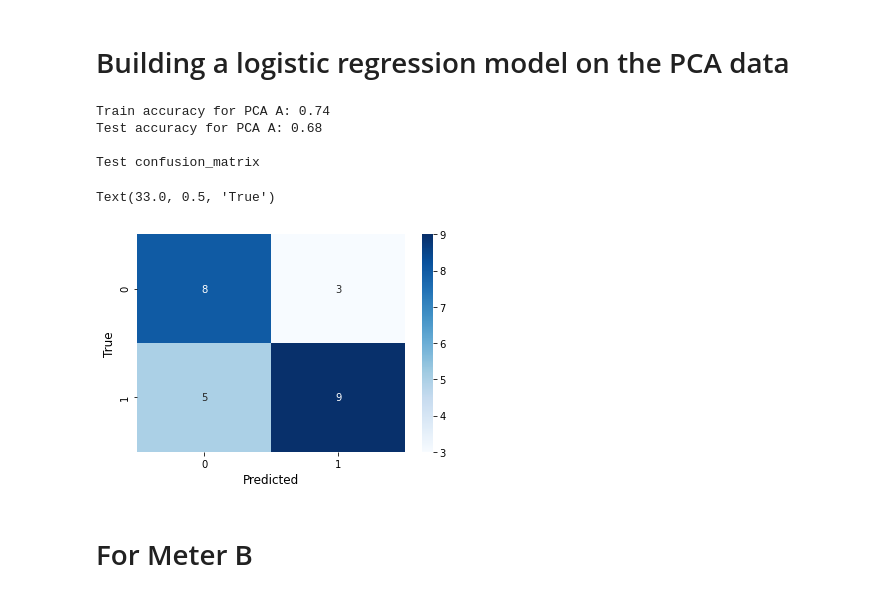
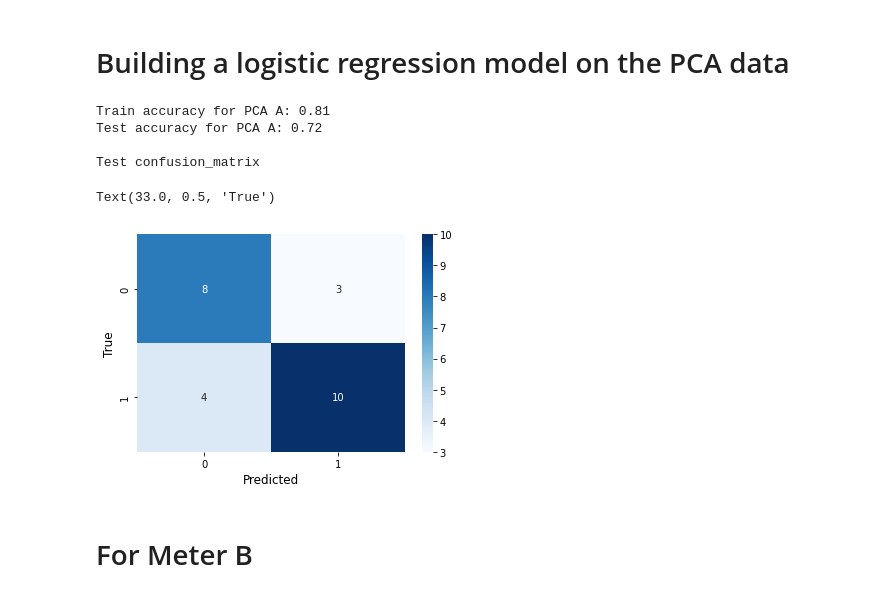
Before and after one commit to josh-huang/CSC3005-DataAnalytics-Project, a Jupyter notebook: ML-Logistic Regression/Logistic Regression.ipynb, the cells around one changed output. Drawn from its saved outputs; the diff is of its cells as text; code cells hidden in the pictures.

```diff
--- a/ML-Logistic Regression/Logistic Regression.ipynb
+++ b/ML-Logistic Regression/Logistic Regression.ipynb
@@ -69,7 +69,7 @@ dataframeA.head()
 dataframeA = dataframeA.drop('Unnamed: 0', axis=1)
 
 #extract features and target variables
-X_pca = dataframeA[['PC1','PC2']] #,'PC3','PC4','PC5'
+X_pca = dataframeA[['PC1','PC2','PC3']] #,'PC3','PC4','PC5'
 y_Lbl = dataframeA["Class Attruibute"]
 
 #Split PCA into train and test sets with the ratio 70:30
@@ -78,36 +78,36 @@ X_train_pca, X_test_pca, y_train, y_test = train_test_split(X_pca, y_Lbl, test_s
 
 # Initialize the logistic regression model
 from sklearn.linear_model import LogisticRegression
 clf = LogisticRegression(max_iter=2500)
 
 # Train the model using training dataset
 clf.fit(X_train_pca, y_train)
 
 # Make predictions using testing dataset
 y_pred = clf.predict(X_test_pca) # Predictions
 y_true = y_test # True values
 
 # Measure accuracy, round result to 2dp
 from sklearn.metrics import accuracy_score
 import numpy as np
 print("Train accuracy for PCA A:", np.round(accuracy_score(y_train,
                                                  clf.predict(X_train_pca)), 2))
 print("Test accuracy for PCA A:", np.round(accuracy_score(y_true, y_pred), 2))
 
 # Make the confusion matrix for visualisation
 from sklearn.metrics import confusion_matrix
 cf_matrix = confusion_matrix(y_true, y_pred)
 print("\nTest confusion_matrix")
 sns.heatmap(cf_matrix, annot=True, cmap='Blues')
 plt.xlabel('Predicted', fontsize=12)
 plt.ylabel('True', fontsize=12)
 # %% [output]
-Train accuracy for PCA A: 0.74
-Test accuracy for PCA A: 0.68
+Train accuracy for PCA A: 0.81
+Test accuracy for PCA A: 0.72
 
 Test confusion_matrix
 Text(33.0, 0.5, 'True')
-[figure, old version]
+[figure, new version]
 # %% [markdown]
 # For Meter B
 # %%
```
Also changed, not shown: parts of 3 cells of this notebook.
